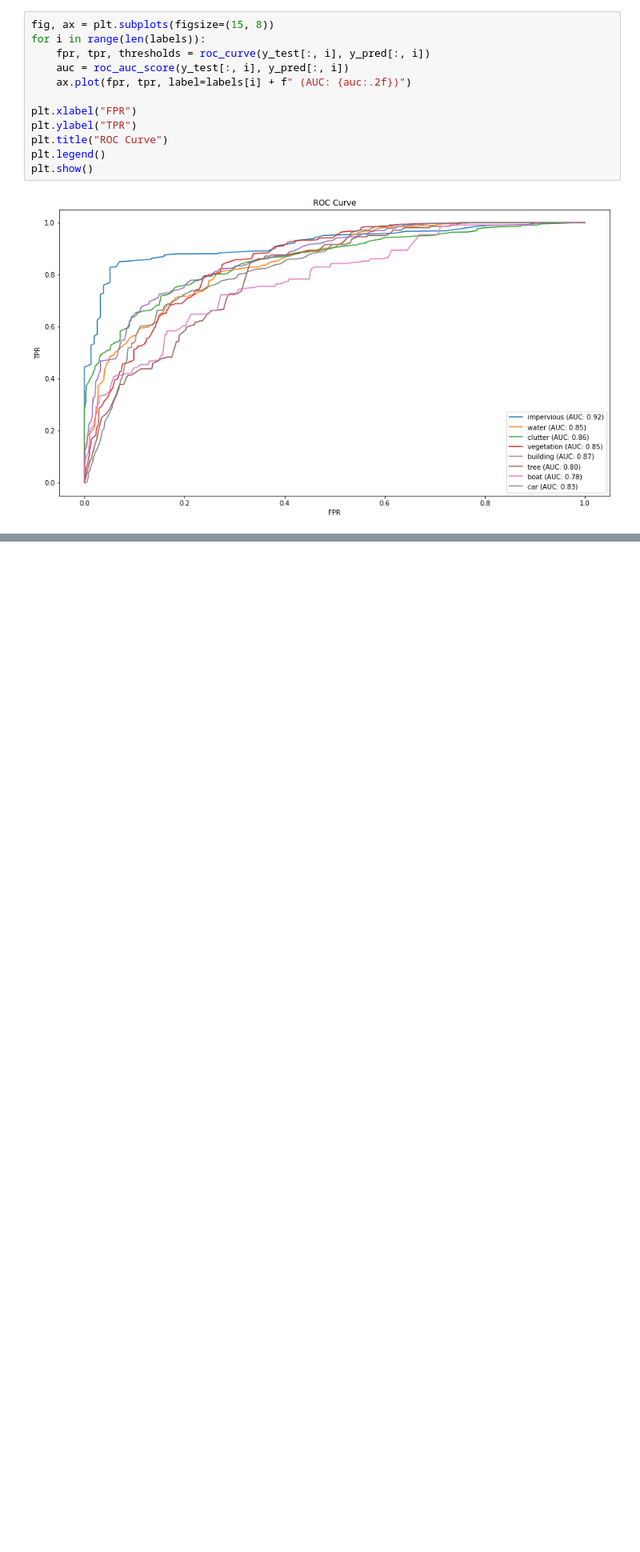
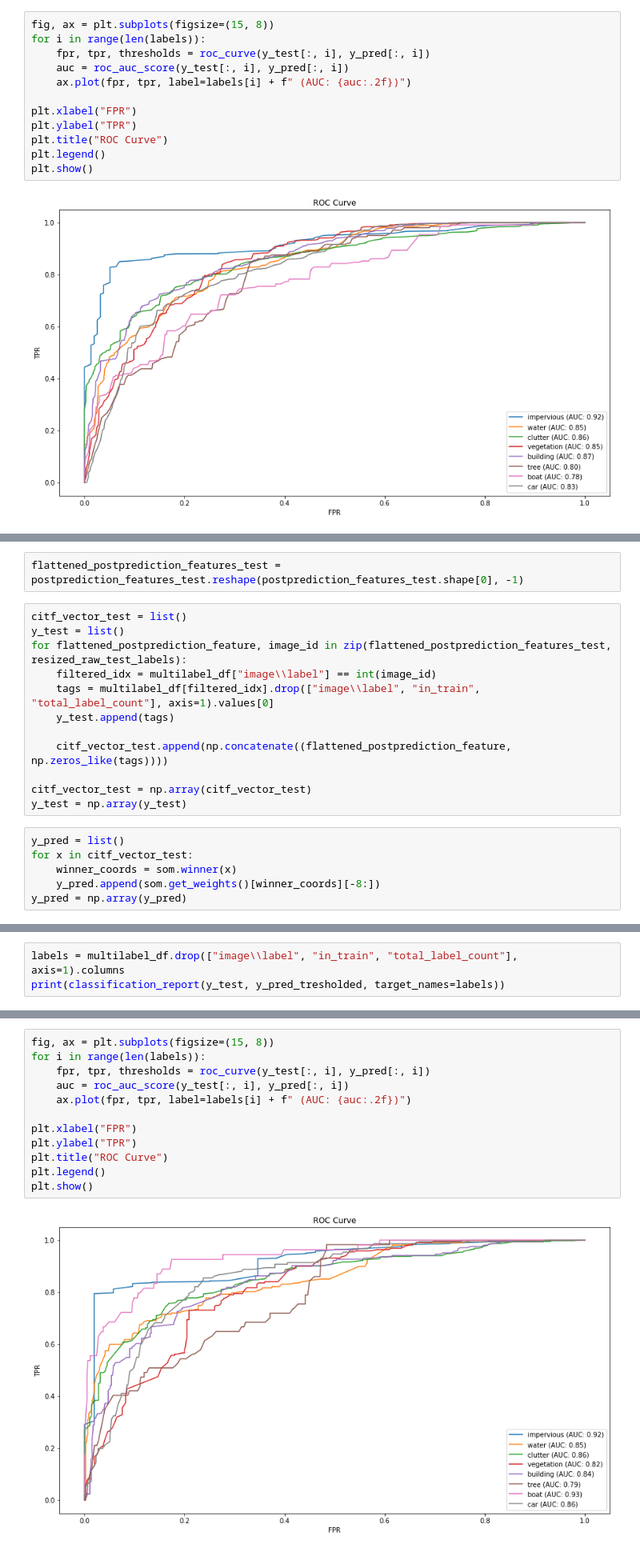
Before and after one commit to tustunkok/Multilabel-Classification-Report, a Jupyter notebook: Report.ipynb, the cells around one changed output, grey strips where cells are left out. Shown: that part at 80% size. Cells and saved outputs as stored; diff of their text form; blank space fills up the shorter version.

Commit message:
Evaluation with test data is added.

```diff
--- a/Report.ipynb
+++ b/Report.ipynb
@@ -291,0 +343,20 @@ plt.show()
+# %%
+flattened_postprediction_features_test = postprediction_features_test.reshape(postprediction_features_test.shape[0], -1)
+# %%
+citf_vector_test = list()
+y_test = list()
+for flattened_postprediction_feature, image_id in zip(flattened_postprediction_features_test, resized_raw_test_labels):
+    filtered_idx = multilabel_df["image\\label"] == int(image_id)
+    tags = multilabel_df[filtered_idx].drop(["image\\label", "in_train", "total_label_count"], axis=1).values[0]
+    y_test.append(tags)
+
+    citf_vector_test.append(np.concatenate((flattened_postprediction_feature, np.zeros_like(tags))))
+
+citf_vector_test = np.array(citf_vector_test)
+y_test = np.array(y_test)
+# %%
+y_pred = list()
+for x in citf_vector_test:
+    winner_coords = som.winner(x)
+    y_pred.append(som.get_weights()[winner_coords][-8:])
+y_pred = np.array(y_pred)
@@ -291,0 +374,3 @@ plt.show()
+# %%
+labels = multilabel_df.drop(["image\\label", "in_train", "total_label_count"], axis=1).columns
+print(classification_report(y_test, y_pred_tresholded, target_names=labels))
@@ -291,0 +393,14 @@ plt.show()
+# %%
+fig, ax = plt.subplots(figsize=(15, 8))
+for i in range(len(labels)):
+    fpr, tpr, thresholds = roc_curve(y_test[:, i], y_pred[:, i])
+    auc = roc_auc_score(y_test[:, i], y_pred[:, i])
+    ax.plot(fpr, tpr, label=labels[i] + f" (AUC: {auc:.2f})")
+
+plt.xlabel("FPR")
+plt.ylabel("TPR")
+plt.title("ROC Curve")
+plt.legend()
+plt.show()
+# %% [output]
+[figure, added]
```
Also changed, not shown: parts of 14 cells of this notebook.
